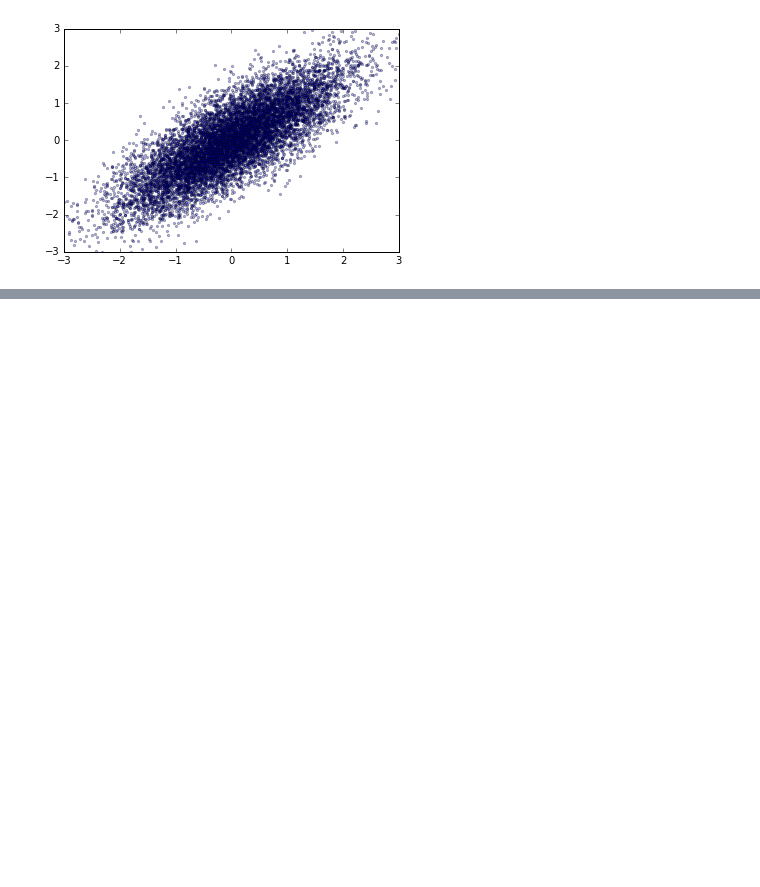
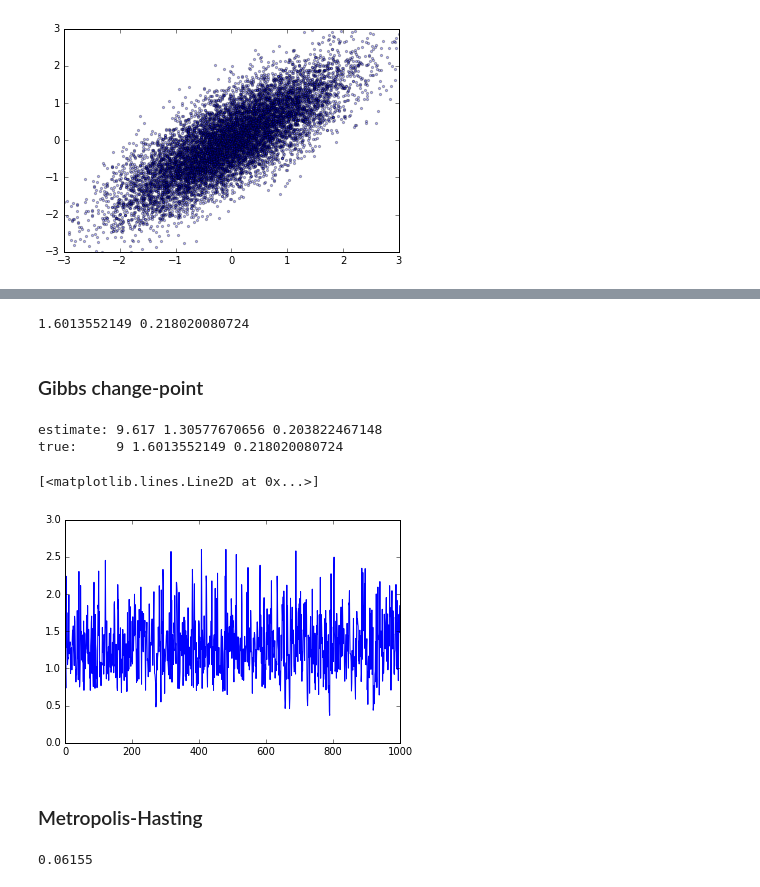
Before and after one commit to Paul-St-Young/share, a Jupyter notebook: algorithms/gibbs_sample.ipynb, the cells around one changed output, grey strips where cells are left out. Drawn from its saved outputs; the diff is of its cells as text; code cells hidden in the pictures; blank space fills up the shorter version.

Commit message:
added change-point model for Gibbs

```diff
--- a/algorithms/gibbs_sample.ipynb
+++ b/algorithms/gibbs_sample.ipynb
@@ -40,0 +48,75 @@ ax.set_ylim(-3,3);
+# %%
+# seed RNG for reproducibility
+seed = 10
+np.random.seed(seed)
+
+# generate data
+N=50
+a=2
+b=1
+true_n = randint(N)
+true_lam1 = gamma(a,1./b)
+true_lam2 = gamma(a,1./b)
+x = np.concatenate( [poisson(true_lam1,true_n)
+                   , poisson(true_lam2,N-true_n)] )
+print true_lam1,true_lam2
+# %% [output]
+1.6013552149 0.218020080724
+# %% [markdown]
+### Gibbs change-point
+# %%
+nequil = 0
+nsample= 1000
+
+# initialize model
+n=randint(N)
+lam1 = gamma(a,1./b)
+lam2 = gamma(a,1./b)
+ln_xfac = np.log( factorial(x) )
+
+# make space for traces
+trace_n = np.zeros(nsample,dtype=int)
+trace_lam1 = np.zeros(nsample)
+trace_lam2 = np.zeros(nsample)
+
+# run MCMC
+for istep in range(nequil+nsample):
+
+    # block sample new lambda1 and lambda2
+    alam1 = a + sum(x[:n])
+    blam1 = b + n
+    alam2 = a + sum(x[n:])
+    blam2 = b + (N-n)
+    lam1 = gamma(alam1,1./blam1)
+    lam2 = gamma(alam2,1./blam2)
+
+    # sample new n
+    mult_n = np.zeros(N)
+    for i in range(N):
+        #mult_n[i] = sum(x[:i])*np.log(lam1) - i*lam1 - i*sum(ln_xfac[:i]) +\
+        #            sum(x[i:])*np.log(lam2) + i*lam2 + i*sum(ln_xfac[i:])
+        mult_n[i] = sum(x[:i])*np.log(lam1) - i*lam1 + sum(x[i:])*np.log(lam2)+i*lam2# - i*sum(ln_xfac[:i])+i*sum(ln_xfac[i:])
+    # end for i
+    mult_n = np.exp(mult_n-max(mult_n))
+    n = np.where( multinomial(1,mult_n/sum(mult_n))==1 )[0][0]
+
+    if istep >= nequil:
+        trace_n[istep-nequil]    = n
+        trace_lam1[istep-nequil] = lam1
+        trace_lam2[istep-nequil] = lam2
+    # end if istep
+
+# end for istep
+# %%
+print 'estimate:', np.mean(trace_n), np.mean(trace_lam1), np.mean(trace_lam2)
+print 'true:    ', true_n,true_lam1,true_lam2
+# %% [output]
+estimate: 9.617 1.30577670656 0.203822467148
+true:     9 1.6013552149 0.218020080724
+# %%
+plt.plot(trace_lam1)
+# %% [output]
+[<matplotlib.lines.Line2D at 0x...>]
+[figure, added]
+# %% [markdown]
+### Metropolis-Hasting
@@ -40,0 +183,4 @@ ax.set_ylim(-3,3);
+# %%
+float(naccept)/(nsample*nsubstep)
+# %% [output]
+0.06155
```
Also changed, not shown: parts of 8 cells of this notebook.
